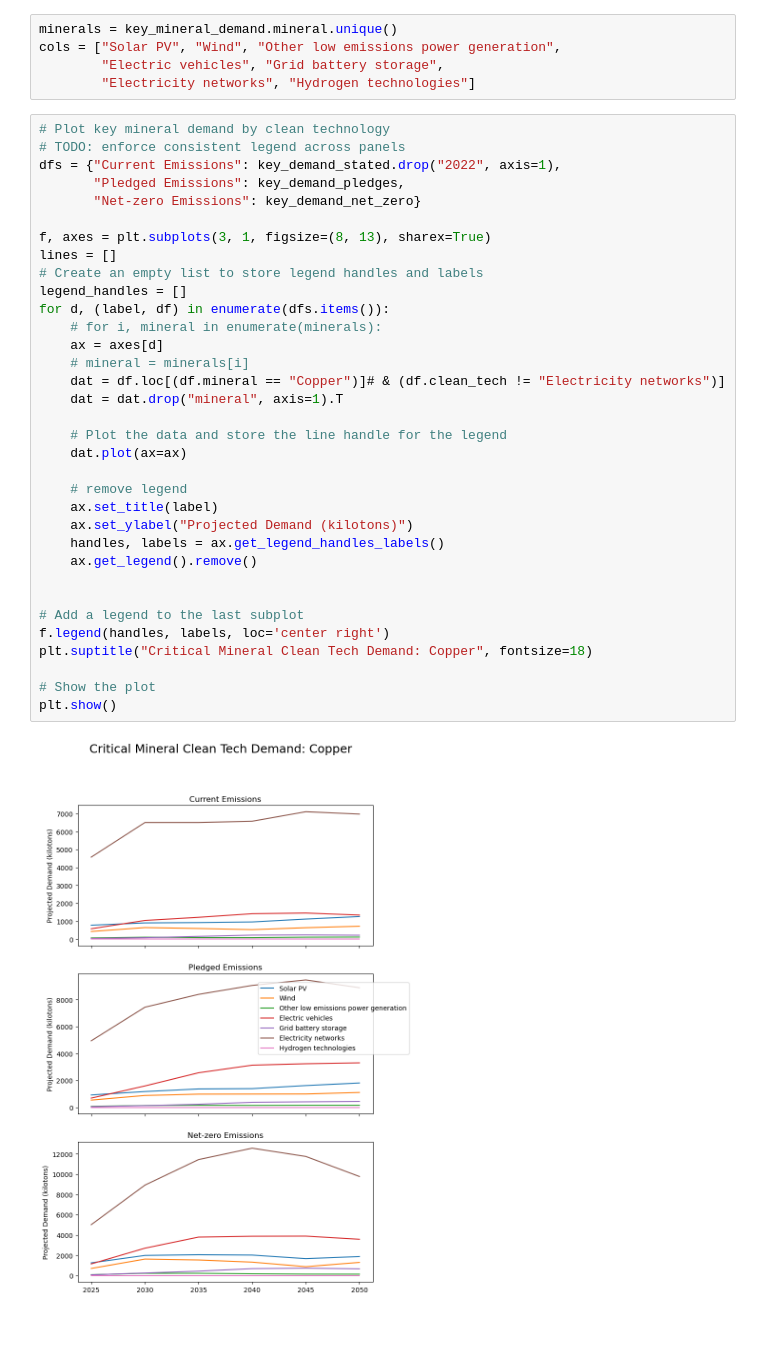
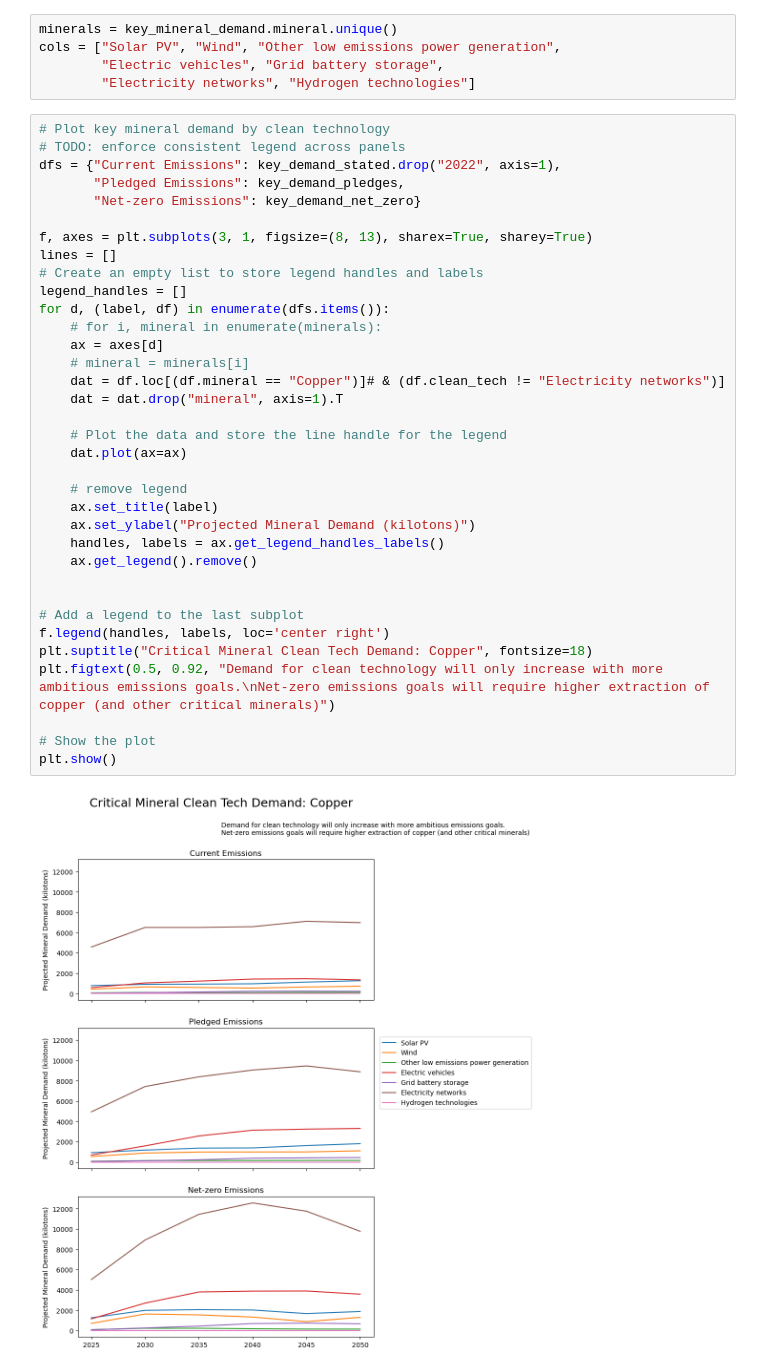
Before and after one commit to andrewbowen19/storiesDATA608, a Jupyter notebook: story7.ipynb, the cells around one changed output. Saved outputs shown, nothing was run; the diff lists cells and outputs as text; blank space fills up the shorter version.

Commit message:
Update Copper Panel Plot

```diff
--- a/story7.ipynb
+++ b/story7.ipynb
@@ -235,33 +235,34 @@ cols = ["Solar PV", "Wind", "Other low emissions power generation",
 dfs = {"Current Emissions": key_demand_stated.drop("2022", axis=1),
        "Pledged Emissions": key_demand_pledges,
        "Net-zero Emissions": key_demand_net_zero}
 
-f, axes = plt.subplots(3, 1, figsize=(8, 13), sharex=True)
+f, axes = plt.subplots(3, 1, figsize=(8, 13), sharex=True, sharey=True)
 lines = []
 # Create an empty list to store legend handles and labels
 legend_handles = []
 for d, (label, df) in enumerate(dfs.items()):
     # for i, mineral in enumerate(minerals):
     ax = axes[d]
     # mineral = minerals[i]
     dat = df.loc[(df.mineral == "Copper")]# & (df.clean_tech != "Electricity networks")]
     dat = dat.drop("mineral", axis=1).T
 
     # Plot the data and store the line handle for the legend
     dat.plot(ax=ax)
 
     # remove legend
     ax.set_title(label)
-    ax.set_ylabel("Projected Demand (kilotons)")
+    ax.set_ylabel("Projected Mineral Demand (kilotons)")
     handles, labels = ax.get_legend_handles_labels()
     ax.get_legend().remove()
 
 
 # Add a legend to the last subplot
 f.legend(handles, labels, loc='center right')
 plt.suptitle("Critical Mineral Clean Tech Demand: Copper", fontsize=18)
+plt.figtext(0.5, 0.92, "Demand for clean technology will only increase with more ambitious emissions goals.\nNet-zero emissions goals will require higher extraction of copper (and other critical minerals)")
 
 # Show the plot
 plt.show()
 # %% [output]
-[figure, old version]
+[figure, new version]
```
Also changed, not shown: 2 other files.
